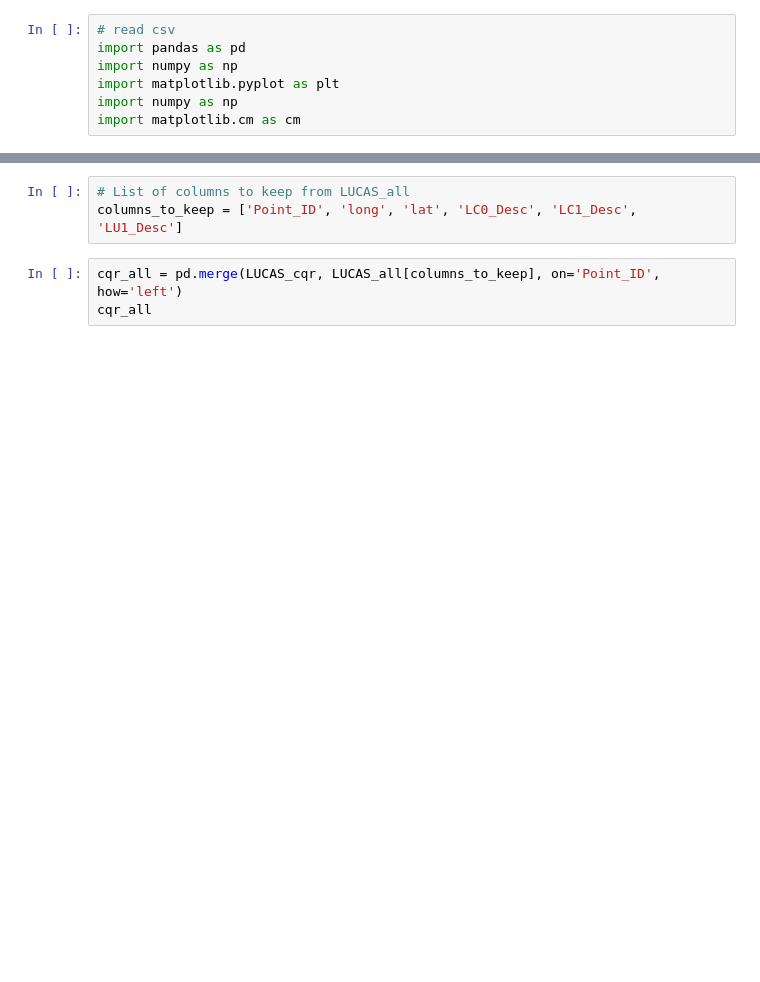
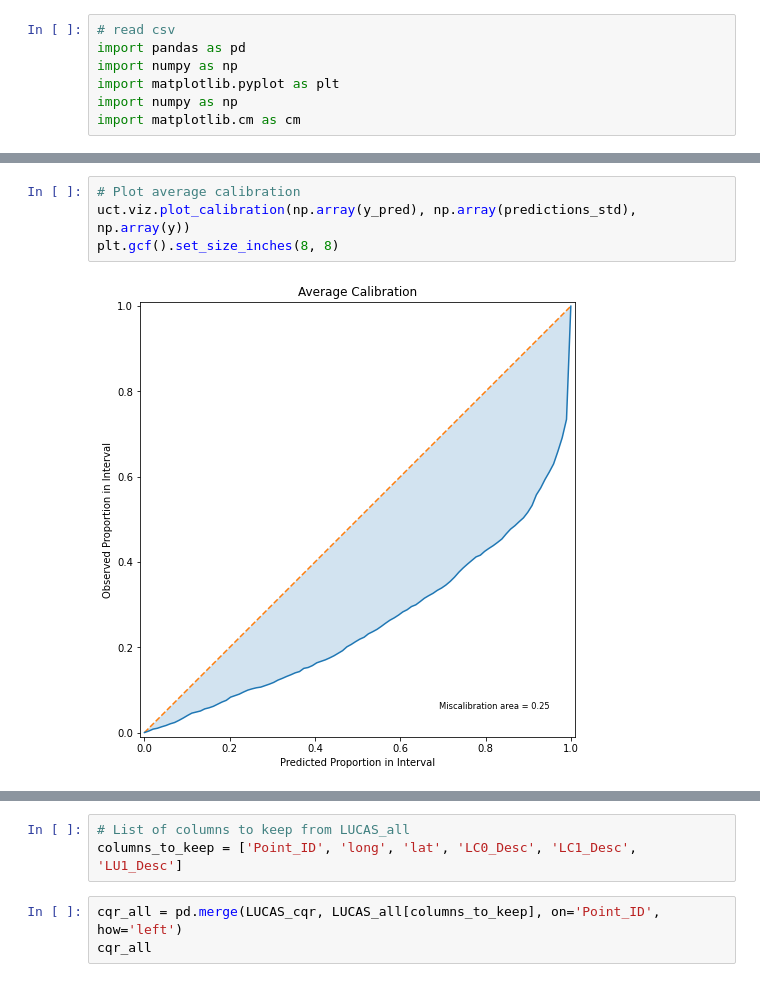
Before and after one commit to nafisehkakhani/Conformal_Prediction_DSM, a Jupyter notebook: Reults_cqr.ipynb, the cells around one changed output, grey strips where cells are left out. Saved outputs shown, nothing was run; the diff lists cells and outputs as text; blank space fills up the shorter version.

```diff
--- a/Reults_cqr.ipynb
+++ b/Reults_cqr.ipynb
@@ -29,2 +75,8 @@ LUCAS_cqr
+# %%
+# Plot average calibration
+uct.viz.plot_calibration(np.array(y_pred), np.array(predictions_std), np.array(y))
+plt.gcf().set_size_inches(8, 8)
+# %% [output]
+[figure, added]
 # %%
 LUCAS_all
```
Also changed, not shown: parts of 11 cells of this notebook, 2 other files.
